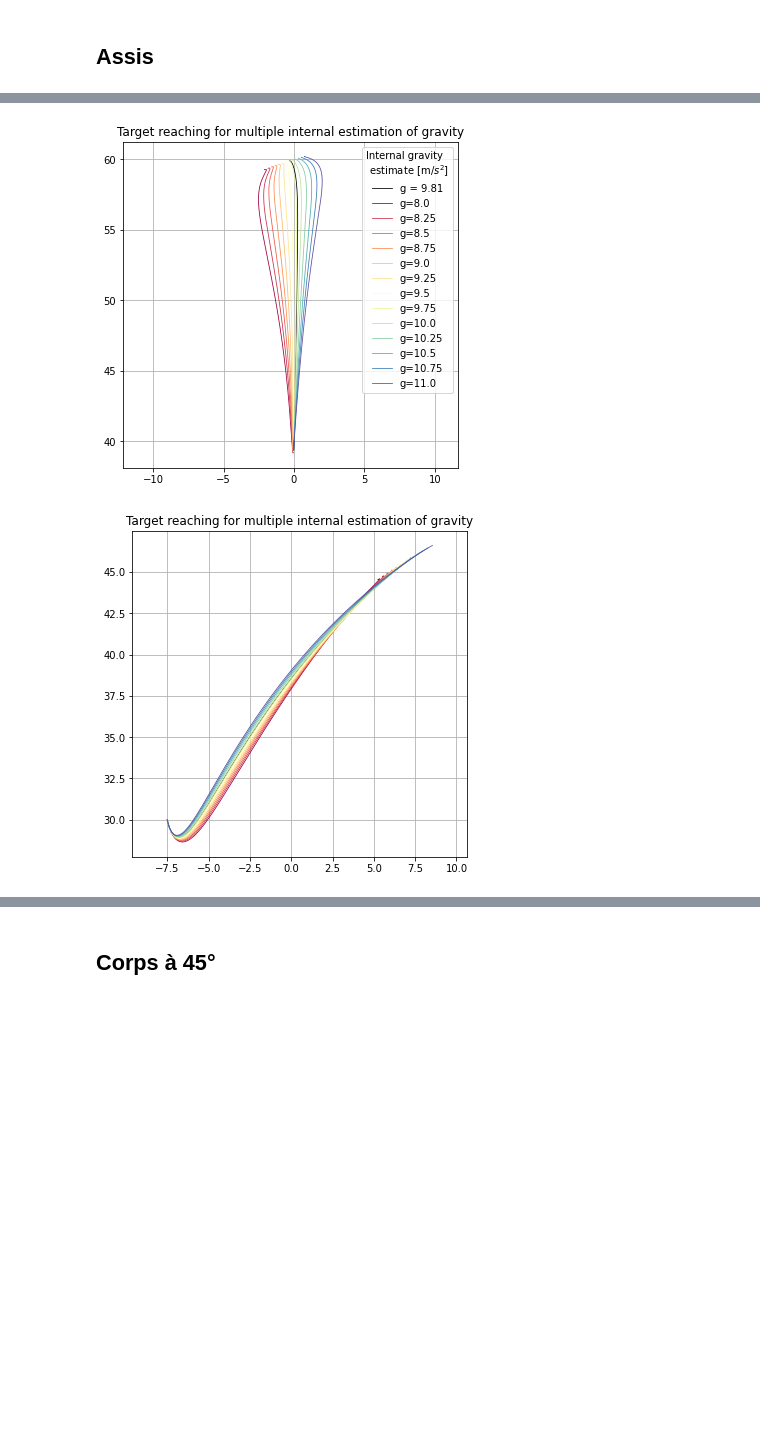
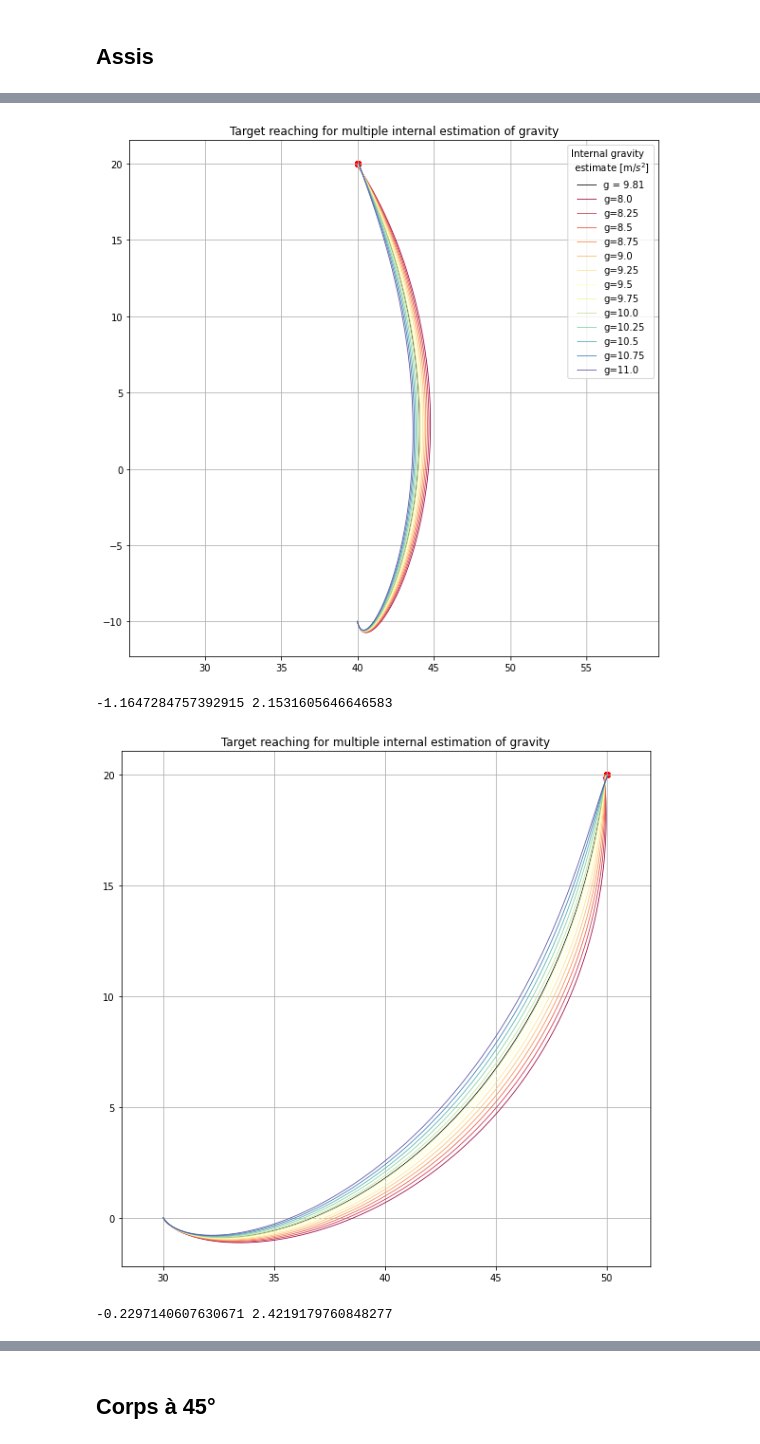
Before and after one commit to AlexandreThy/Master-Thesis, a Jupyter notebook: Gravity.ipynb, the cells around one changed output, grey strips where cells are left out. Cells and saved outputs as stored; diff of their text form; code cells hidden in the pictures; blank space fills up the shorter version.

```diff
--- a/Gravity.ipynb
+++ b/Gravity.ipynb
@@ -34,7 +34,7 @@ def get_Gravity_Matrix(x,g,ghat,alpha):
                     -ghat*m2*lc2*np.sin(x[0]+alpha+x[1])*(x[2]+x[3])])
     return G,Ghat,Ghatdot
 # %%
-def Simulation_Gravity(w1,w2,w3,w4,r1,r2,targets = [0,55],starting_point = [0,30],plot = True,g = 9.81,ghat = 9.81,color = "black",Label = None,alpha = 0):
+def Simulation_Gravity(w1,w2,w3,w4,r1,r2,targets = [0,55],starting_point = [0,30],plot = True,g = 9.81,ghat = 9.81,color = "black",Label = None,alpha = 0,newton_start = np.array([0.8,1.5])):
     """
     Parameters :
     w1 : Weight of the cost function regarding the shoulder angle
@@ -57,8 +57,14 @@ def Simulation_Gravity(w1,w2,w3,w4,r1,r2,targets = [0,55],starting_point = [0,30
 
     #Compute starting angle and target angle from their cardinal positions
 
-    st1,st2 = newton(f,df,1e-8,1000,starting_point[0],starting_point[1])
-    obj1,obj2 = newton(f,df,1e-8,1000,targets[0],targets[1])
+    st1,st2 = newton(f,df,1e-8,1000,starting_point[0],starting_point[1],x0 = newton_start)
+    obj1,obj2 = newton(f,df,1e-8,1000,targets[0],targets[1],x0 = newton_start)
+    Angles = [st1,st2,obj1,obj2]
+    for i in range(len(Angles)):
+        while Angles[i] < 0: Angles[i]+=2*np.pi
+        if Angles[i] > np.pi : Angles[i]-=2*np.pi #Au cas où ca fait des trop grand écarts d'angle décalé de 2pi
+    st1,st2,obj1,obj2 = Angles
+
 
     #Initial arrays
 
@@ -178,6 +184,7 @@ def Simulation_Gravity(w1,w2,w3,w4,r1,r2,targets = [0,55],starting_point = [0,30
     X = np.cos(reelx[0]+reelx[1]+alpha)*33+np.cos(reelx[0]+alpha)*30
     Y = np.sin(reelx[0]+reelx[1]+alpha)*33+np.sin(reelx[0]+alpha)*30
     if plot :
+        plt.scatter([np.cos(obj1+obj2+alpha)*33+np.cos(obj1+alpha)*30],[np.sin(obj1+obj2+alpha)*33+np.sin(obj1+alpha)*30],color = "red")
         plt.plot(X,Y,color = color,linewidth = .8, label = Label)
     return True
 # %% [markdown]
@@ -201,15 +208,15 @@ Text(0.5, 1.0, 'Target reaching for multiple internal estimation of gravity')
 # %%
 plt.grid()
 plt.axis("equal")
-Simulation_Gravity(1e7,1e8,1000,1000,1e-6,1e-6,starting_point= [0,35],targets = [0,55],color = "black",Label = "g = 9.81")
+Simulation_Gravity(1e7,1e8,1000,1000,1e-6,1e-6,starting_point= [0,35],targets = [0,15],color = "black",Label = "g = 9.81")
 
 n_lines = 13
 cmap = mpl.colormaps['Spectral']# Take colors at regular intervals spanning the colormap.
 colors = cmap(np.linspace(0, 1, n_lines))
 for ghat in np.linspace(8,11,13):
-    Simulation_Gravity(1e7,1e8,1000,1000,1e-6,1e-6,starting_point= [0,35],targets = [0,55],ghat = ghat,color = colors[int((ghat-8)*4)],Label="g="+str(ghat))
+    Simulation_Gravity(1e7,1e8,1000,1000,1e-6,1e-6,starting_point= [0,35],targets = [0,15],ghat = ghat,color = colors[int((ghat-8)*4)],Label="g="+str(ghat))
 plt.legend(title = "Internal gravity\n estimate [m/$s^2$]")
-plt.scatter([0],[55],color = "red")
+plt.scatter([15],[0],color = "red")
 plt.title("Target reaching for multiple internal estimation of gravity")
 # %% [output]
 Text(0.5, 1.0, 'Target reaching for multiple internal estimation of gravity')
@@ -219,18 +226,22 @@ Text(0.5, 1.0, 'Target reaching for multiple internal estimation of gravity')
 # %%
 alpha = 0
 for idx,rotate_target in enumerate([0,np.pi/4,np.pi/2]):
-        st = [[0,40],[-7.5,30],[-12.5,30]][idx]
-        tg = [[0,60],[7.5,46],[12.5,30]][idx]
-        plt.rcParams["figure.figsize"] = (6,6)
+        st = [[40,-10],[30,0],[10,20]][idx]
+        tg = [[40,20],[50,20],[40,20]][idx]
+        st1,st2 = newton(f,df,1e-8,1000,st[0],st[1],x0=[0,np.pi/2])
+        print(st1,st2)
+        stsearch = np.array([0,np.pi/2])
+        obj1,obj2 = newton(f,df,1e-8,1000,tg[0],tg[1])
+        plt.rcParams["figure.figsize"] = (10,10)
         plt.grid()
         plt.axis("equal")
-        Simulation_Gravity(1e7,1e6,1000,1000,1e-6,1e-6,starting_point= st,targets = tg,color = "black",Label = "g = 9.81",alpha = alpha)
+        Simulation_Gravity(1e5,1e6,1000,1000,1e-6,1e-6,starting_point= st,targets = tg,color = "black",Label = "g = 9.81",alpha = alpha,newton_start=stsearch)
 
         n_lines = 13
         cmap = mpl.colormaps['Spectral']# Take colors at regular intervals spanning the colormap.
         colors = cmap(np.linspace(0, 1, n_lines))
         for ghat in np.linspace(8,11,13):
-            Simulation_Gravity(1e7,1e6,1000,1000,1e-6,1e-6,starting_point= st,targets = tg,ghat = ghat,color = colors[int((ghat-8)*4)],Label="g="+str(ghat),alpha = alpha)
+            Simulation_Gravity(1e5,1e6,1000,1000,1e-6,1e-6,starting_point= st,targets = tg,ghat = ghat,color = colors[int((ghat-8)*4)],Label="g="+str(ghat),alpha = alpha,newton_start=stsearch)
         if alpha == 0 and rotate_target == 0:
             plt.legend(title = "Internal gravity\n estimate [m/$s^2$]")
         #plt.scatter([0],[55],color = "red")
@@ -240,2 +252,4 @@ for idx,rotate_target in enumerate([0,np.pi/4,np.pi/2]):
-[figure, old version]
+[figure, new version]
+-1.1647284757392915 2.1531605646646583
-[figure, old version]
+[figure, new version]
+-0.2297140607630671 2.4219179760848277
```
Also changed, not shown: parts of 5 cells of this notebook.
